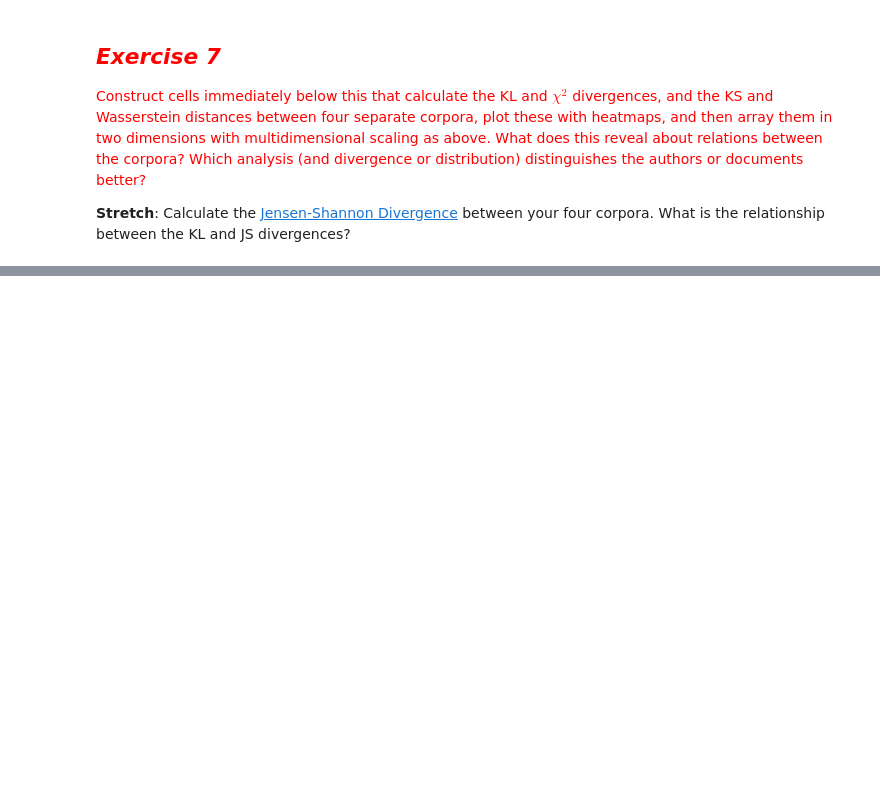
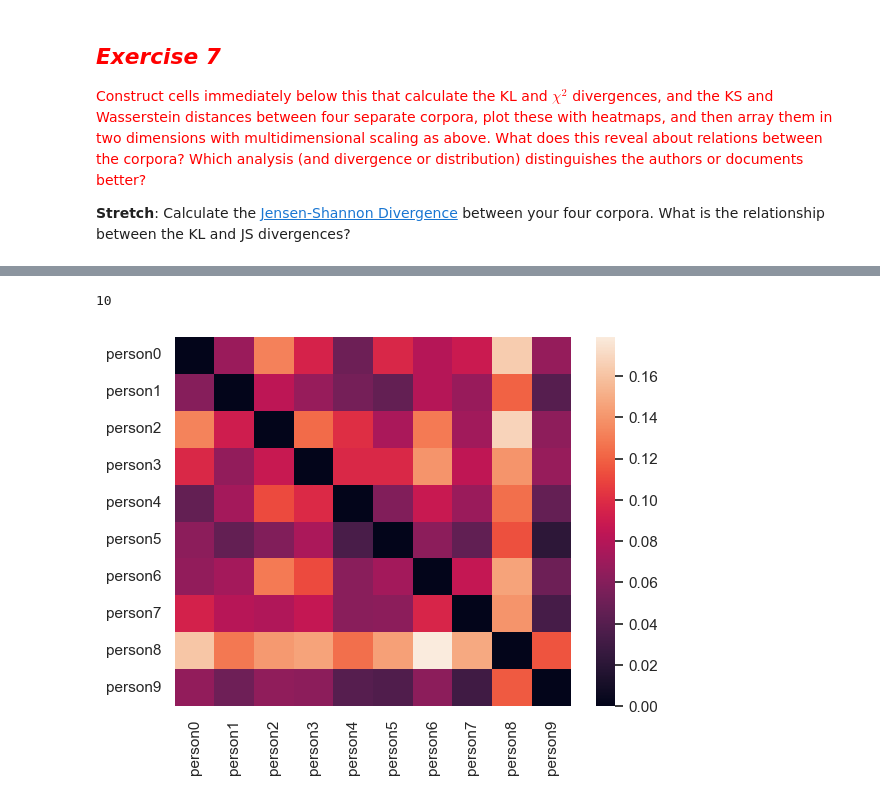
Before and after one commit to h-karyn/ComputationalContentAnalysis, a Jupyter notebook: python_notebooks/hw2/2-Counting Words & Phrases to Trace the Distribution of Meaning.ipynb, the cells around one changed output, grey strips where cells are left out. Saved outputs shown, nothing was run; the diff lists cells and outputs as text; code cells hidden in the pictures; blank space fills up the shorter version.

```diff
--- a/python_notebooks/hw2/2-Counting Words & Phrases to Trace the Distribution of Meaning.ipynb
+++ b/python_notebooks/hw2/2-Counting Words & Phrases to Trace the Distribution of Meaning.ipynb
@@ -2553,7 +2572,7 @@ def loadTextDirectory(targetDir, encoding = 'utf-8'):
         fileName.append(file.name)
     return pandas.DataFrame({'text' : text}, index = fileName)
 # %%
-shakespeare_df = lucem_illud.loadTextDirectory('../data/Shakespeare')
+shakespeare_df = lucem_illud.loadTextDirectory('/Users/mhhuang/Library/CloudStorage/OneDrive-TheUniversityofChicago/UChi_Course/MACS 60000/ComputationalContentAnalysis/data/Shakespeare')
 # %% [markdown]
 Now we stem and remove stopwords
 # %%
@@ -2585,3 +2606,11 @@ What are "The Passionate Pilgrim" and "The Phoenix and the Turtle"? Little known
 <font color="red">Construct cells immediately below this that calculate the KL and $\chi^2$ divergences, and the KS and Wasserstein distances between four separate corpora, plot these with heatmaps, and then array them in two dimensions with multidimensional scaling as above. What does this reveal about relations between the corpora? Which analysis (and divergence or distribution) distinguishes the authors or documents better?
 
 **Stretch**: Calculate the [Jensen-Shannon Divergence](https://en.wikipedia.org/wiki/Jensen–Shannon_divergence) between your four corpora. What is the relationship between the KL and JS divergences?</font>
+# %%
+# create a variable profile_complete whose 'essay0', "essay1", "essay2", "essay5" are complete
+profile_complete = profile[profile['essay0'].notnull() & profile['essay1'].notnull() & profile['essay2'].notnull() & profile['essay5'].notnull()]
+
+# ramdomly sample 10 profiles from profile_complete
+profile_complete_sample = profile_complete.sample(n=10, random_state=7)
+
+profile_complete_sample.head(3)
@@ -2587,0 +2827,35 @@ What are "The Passionate Pilgrim" and "The Phoenix and the Turtle"? Little known
+# %%
+about_me_corpora = profile_complete_sample["essay0"]
+about_me_corpora_s = []
+about_me_corpora_nons = []
+for corpus in about_me_corpora:
+    s = []
+    nons = []
+    doc = nlp(' '.join(corpus))
+    for word in doc:
+        if word.is_stop:
+            s.append(word.text)
+        else:
+            nons.append(word.text)
+    about_me_corpora_s.append(s)
+    about_me_corpora_nons.append(nons)
+# %%
+len(about_me_corpora)
+# %% [output]
+10
+# %%
+L = []
+for p in about_me_corpora:
+    l = []
+    for q in about_me_corpora:
+        l.append(Divergence(p,q, difference = 'KL'))
+    L.append(l)
+# create a list of strings containing "person0" to "person9"
+fileids = ["person" + str(i) for i in range(10)]
+M = np.array(L)
+fig = plt.figure()
+div = pandas.DataFrame(M, columns = fileids, index = fileids)
+ax = sns.heatmap(div)
+plt.show()
+# %% [output]
+[figure, added]
```
Also changed, not shown: parts of 42 cells of this notebook.
